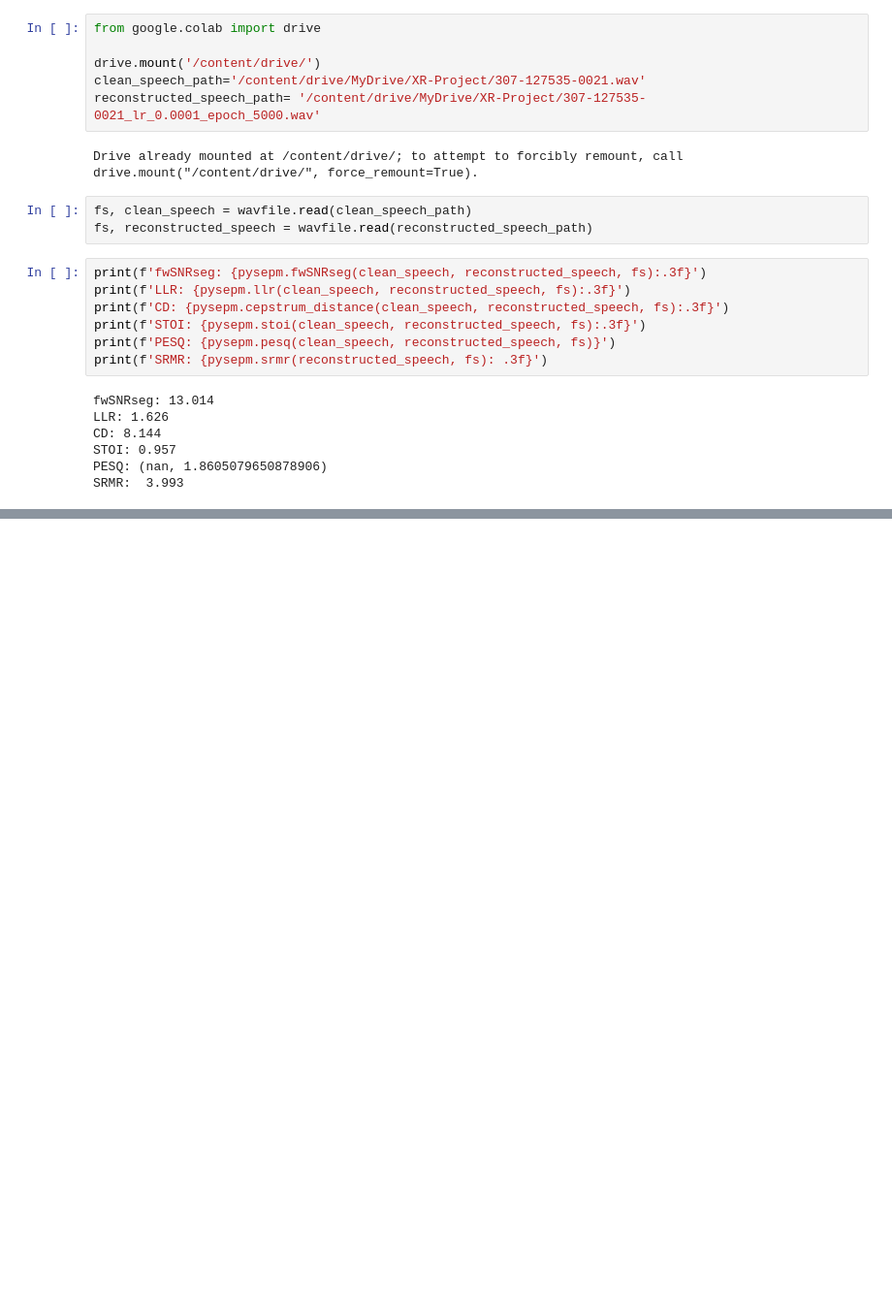
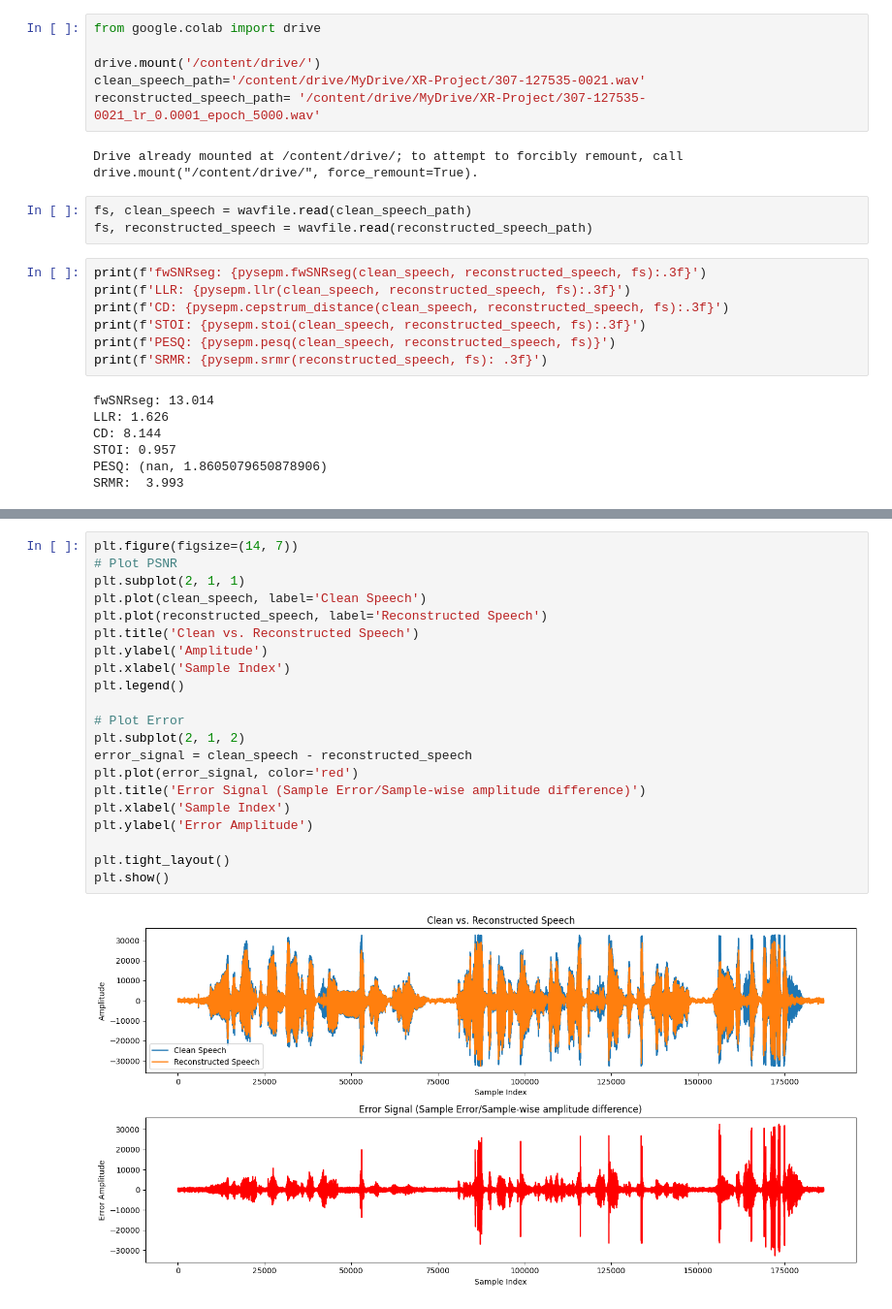
Before and after one commit to sukritipaul5/AudioDenoise-INR, a Jupyter notebook: scripts/RIR_INR_Eval_Metrics.ipynb, the cells around one changed output, grey strips where cells are left out. Shown at 97% size. Saved outputs shown, nothing was run; the diff lists cells and outputs as text; blank space fills up the shorter version.

```diff
--- a/scripts/RIR_INR_Eval_Metrics.ipynb
+++ b/scripts/RIR_INR_Eval_Metrics.ipynb
@@ -53,0 +110,23 @@ SRMR:  3.993
+# %%
+plt.figure(figsize=(14, 7))
+# Plot PSNR
+plt.subplot(2, 1, 1)
+plt.plot(clean_speech, label='Clean Speech')
+plt.plot(reconstructed_speech, label='Reconstructed Speech')
+plt.title('Clean vs. Reconstructed Speech')
+plt.ylabel('Amplitude')
+plt.xlabel('Sample Index')
+plt.legend()
+
+# Plot Error
+plt.subplot(2, 1, 2)
+error_signal = clean_speech - reconstructed_speech
+plt.plot(error_signal, color='red')
+plt.title('Error Signal (Sample Error/Sample-wise amplitude difference)')
+plt.xlabel('Sample Index')
+plt.ylabel('Error Amplitude')
+
+plt.tight_layout()
+plt.show()
+# %% [output]
+[figure, added]
```
Also changed, not shown: parts of 6 cells of this notebook.
